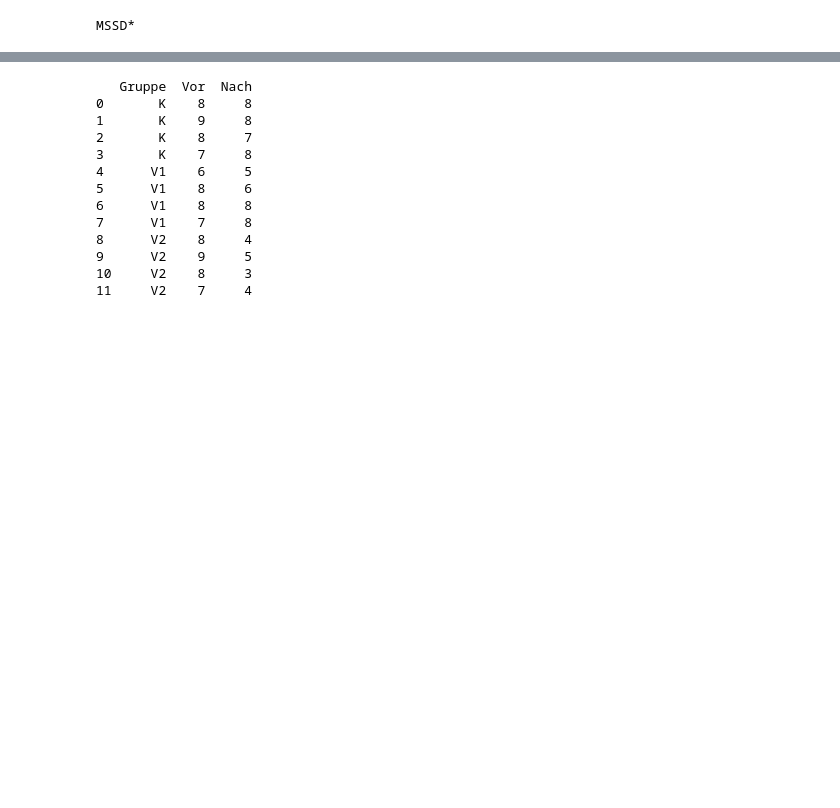
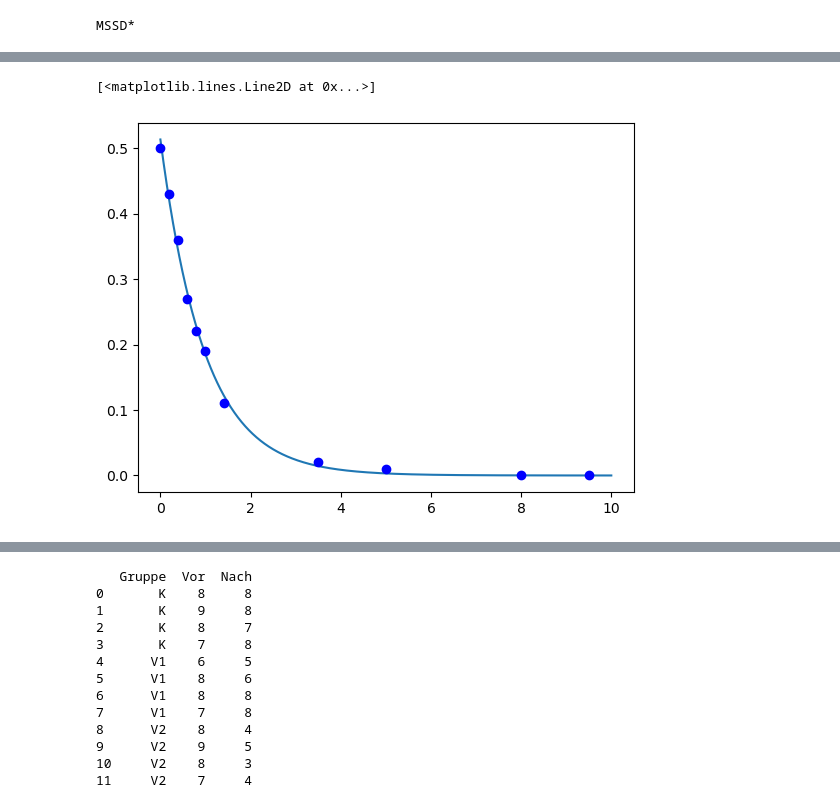
Before and after one commit to Accio/2024-02-Roche-Schullabor-Experio, a Jupyter notebook: 2023-03-experio.ipynb, the cells around one changed output, grey strips where cells are left out. Saved outputs shown, nothing was run; the diff lists cells and outputs as text; code cells hidden in the pictures; blank space fills up the shorter version.

```diff
--- a/2023-03-experio.ipynb
+++ b/2023-03-experio.ipynb
@@ -57,0 +91,3 @@ MSSD*
+# %%
+def iv_exp(t, k, C0):
+    return C0 * np.exp(-k * t)
@@ -57,0 +97,10 @@ MSSD*
+# %%
+popt, pcov = curve_fit(iv_exp, zeit, iv)
+xx = np.linspace(0, 10, 1000)
+fit_val = iv_exp(xx, *popt)
+
+plt.plot(xx, fit_val)
+plt.plot(zeit, iv, 'bo')
+# %% [output]
+[<matplotlib.lines.Line2D at 0x...>]
+[figure, added]
```
Also changed, not shown: parts of 11 cells of this notebook, 2 other files.
